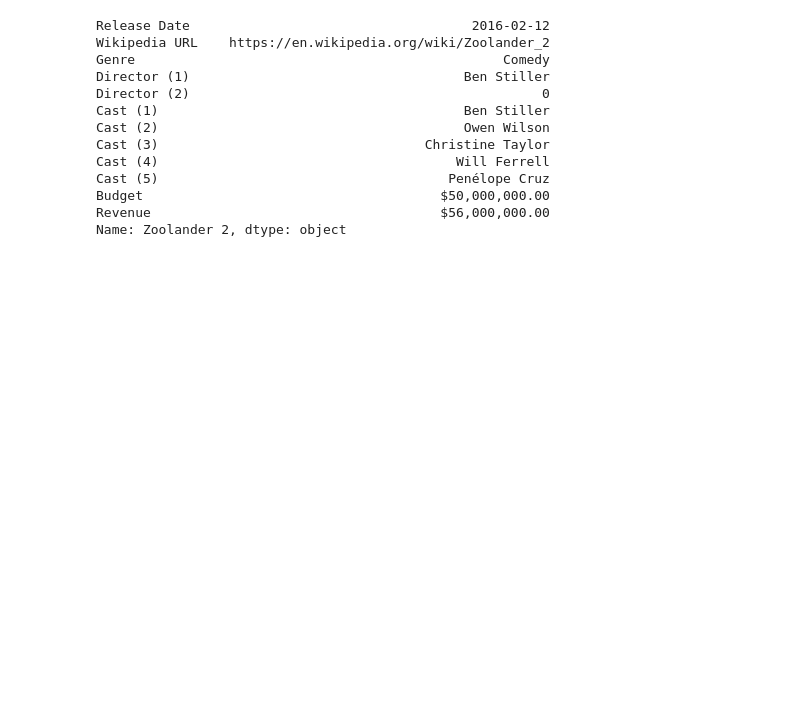
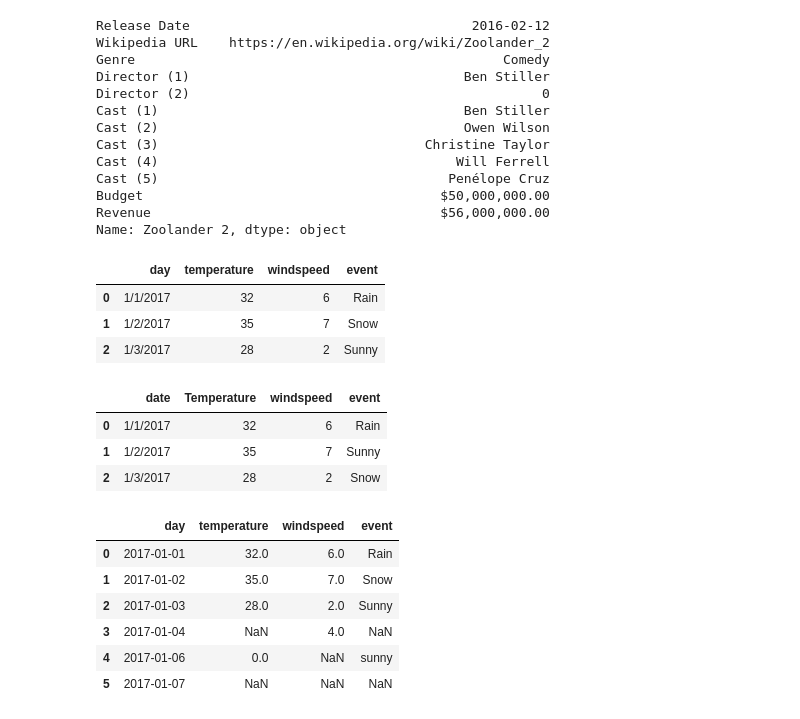
Before and after one commit to abagla18/ineuron_MLDL, a Jupyter notebook: Other_Training/1_Pandas/1_workfile.ipynb, the cells around one changed output. Saved outputs shown, nothing was run; the diff lists cells and outputs as text; code cells hidden in the pictures; blank space fills up the shorter version.

```diff
--- a/Other_Training/1_Pandas/1_workfile.ipynb
+++ b/Other_Training/1_Pandas/1_workfile.ipynb
@@ -157,3 +157,29 @@ Cast (5)                                     Penélope Cruz
 Budget                                      $50,000,000.00
 Revenue                                     $56,000,000.00
 Name: Zoolander 2, dtype: object
+# %%
+# loading a dataframe by pasing a dictionary
+weather_data = {'day':['1/1/2017','1/2/2017','1/3/2017'],
+                'temperature': [32,35,28],
+                'windspeed':[6,7,2],
+                'event':['Rain','Snow','Sunny']}
+df = pd.DataFrame(weather_data)
+df
+# %% [output]
+|  | day | temperature | windspeed | event |
+| 0 | 1/1/2017 | 32 | 6 | Rain |
+| 1 | 1/2/2017 | 35 | 7 | Snow |
+| 2 | 1/3/2017 | 28 | 2 | Sunny |
+# %%
+# loading dataframe by pasing a list of tuples
+weather_data = [('1/1/2017',32,6,"Rain"),
+                ('1/2/2017',35,7,"Sunny"),
+                ('1/3/2017',28,2,"Snow")]
+
+df= pd.DataFrame(weather_data,columns = ["date","Temperature","windspeed","event"])
+df
+# %% [output]
+|  | date | Temperature | windspeed | event |
+| 0 | 1/1/2017 | 32 | 6 | Rain |
+| 1 | 1/2/2017 | 35 | 7 | Sunny |
+| 2 | 1/3/2017 | 28 | 2 | Snow |
@@ -159,0 +205,11 @@ Name: Zoolander 2, dtype: object
+# %%
+df1 = pd.read_excel('Stocks_weather.xlsx',sheet_name='Weather',parse_dates=['day'])
+df1
+# %% [output]
+|  | day | temperature | windspeed | event |
+| 0 | 2017-01-01 | 32.0 | 6.0 | Rain |
+| 1 | 2017-01-02 | 35.0 | 7.0 | Snow |
+| 2 | 2017-01-03 | 28.0 | 2.0 | Sunny |
+| 3 | 2017-01-04 | NaN | 4.0 | NaN |
+| 4 | 2017-01-06 | 0.0 | NaN | sunny |
+| 5 | 2017-01-07 | NaN | NaN | NaN |
```
Also changed, not shown: parts of 7 cells of this notebook, 1 other file.
